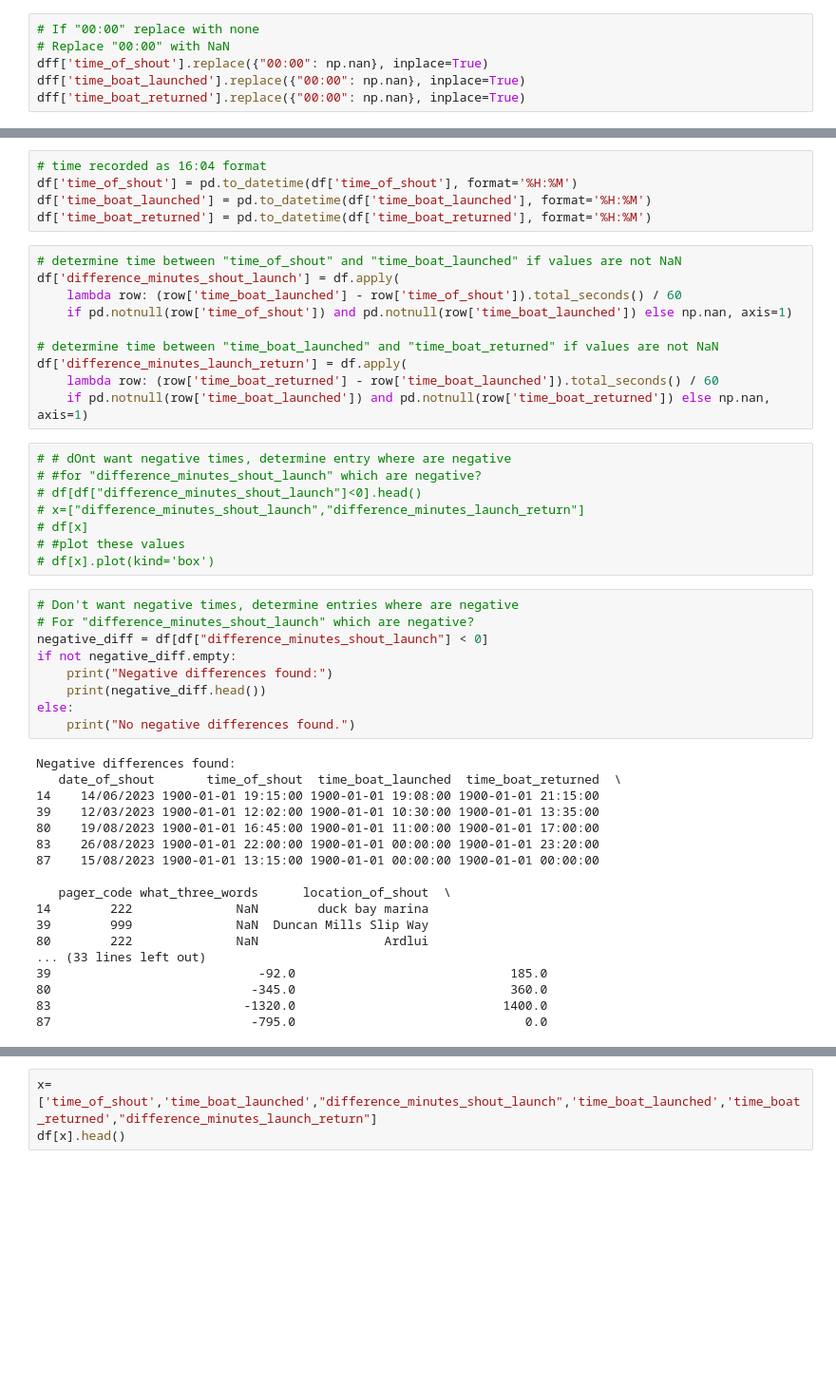
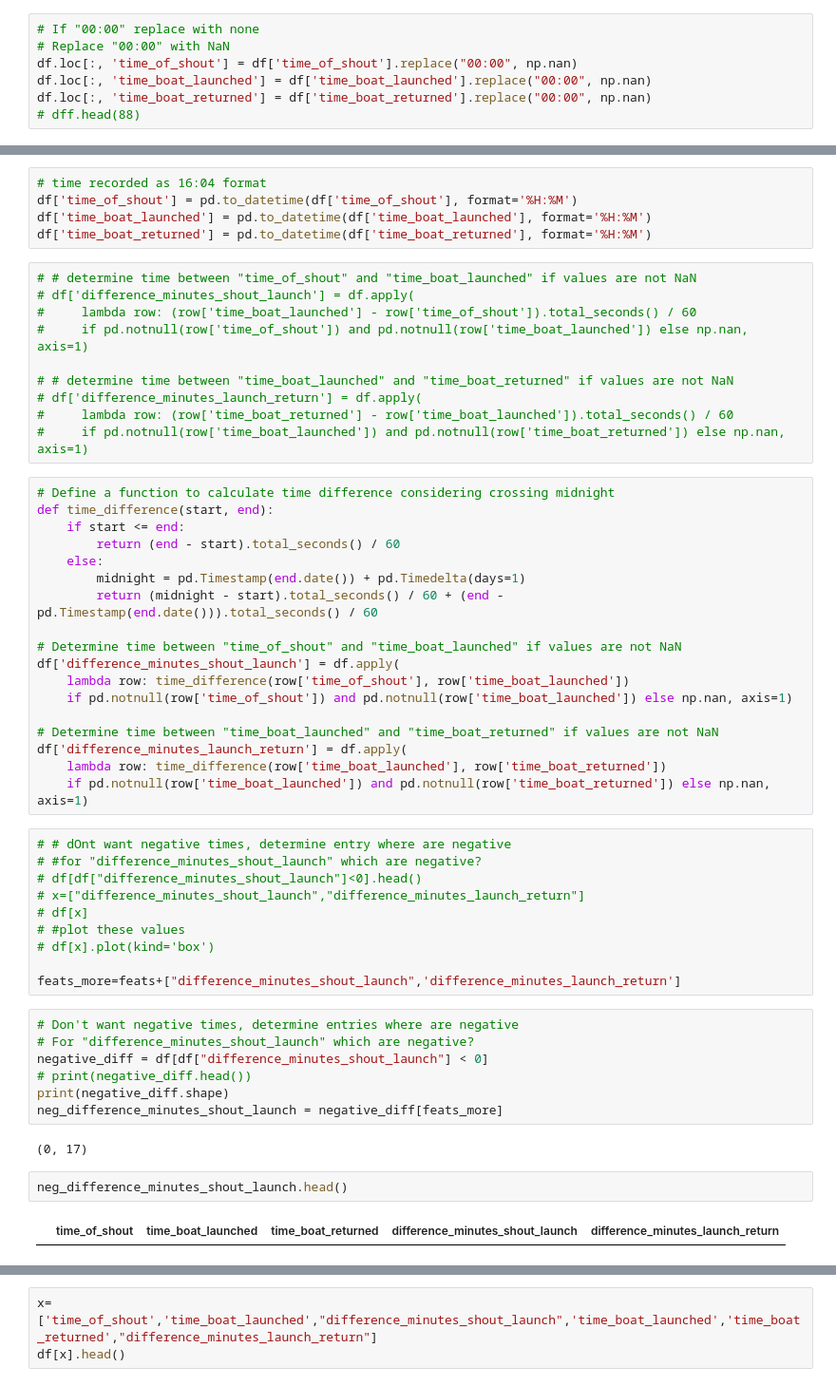
Before and after one commit to rhyslwells/LLRB, a Jupyter notebook: notebooks/analysis.ipynb, the cells around one changed output, grey strips where cells are left out. Shown: that part at 95% size. Drawn from its saved outputs; the diff is of its cells as text; blank space fills up the shorter version.

```diff
--- a/notebooks/analysis.ipynb
+++ b/notebooks/analysis.ipynb
@@ -43,6 +39,7 @@ dff[dff["time_boat_returned"] == "00:00"].head()
 # %%
 # If "00:00" replace with none
 # Replace "00:00" with NaN
-dff['time_of_shout'].replace({"00:00": np.nan}, inplace=True)
-dff['time_boat_launched'].replace({"00:00": np.nan}, inplace=True)
-dff['time_boat_returned'].replace({"00:00": np.nan}, inplace=True)
+df.loc[:, 'time_of_shout'] = df['time_of_shout'].replace("00:00", np.nan)
+df.loc[:, 'time_boat_launched'] = df['time_boat_launched'].replace("00:00", np.nan)
+df.loc[:, 'time_boat_returned'] = df['time_boat_returned'].replace("00:00", np.nan)
+# dff.head(88)
@@ -99,15 +49,33 @@ df['time_of_shout'] = pd.to_datetime(df['time_of_shout'], format='%H:%M')
 df['time_boat_launched'] = pd.to_datetime(df['time_boat_launched'], format='%H:%M')
 df['time_boat_returned'] = pd.to_datetime(df['time_boat_returned'], format='%H:%M')
 # %%
-# determine time between "time_of_shout" and "time_boat_launched" if values are not NaN
-df['difference_minutes_shout_launch'] = df.apply(
-    lambda row: (row['time_boat_launched'] - row['time_of_shout']).total_seconds() / 60
-    if pd.notnull(row['time_of_shout']) and pd.notnull(row['time_boat_launched']) else np.nan, axis=1)
+# # determine time between "time_of_shout" and "time_boat_launched" if values are not NaN
+# df['difference_minutes_shout_launch'] = df.apply(
+#     lambda row: (row['time_boat_launched'] - row['time_of_shout']).total_seconds() / 60
+#     if pd.notnull(row['time_of_shout']) and pd.notnull(row['time_boat_launched']) else np.nan, axis=1)
 
-# determine time between "time_boat_launched" and "time_boat_returned" if values are not NaN
-df['difference_minutes_launch_return'] = df.apply(
-    lambda row: (row['time_boat_returned'] - row['time_boat_launched']).total_seconds() / 60
-    if pd.notnull(row['time_boat_launched']) and pd.notnull(row['time_boat_returned']) else np.nan, axis=1)
+# # determine time between "time_boat_launched" and "time_boat_returned" if values are not NaN
+# df['difference_minutes_launch_return'] = df.apply(
+#     lambda row: (row['time_boat_returned'] - row['time_boat_launched']).total_seconds() / 60
+#     if pd.notnull(row['time_boat_launched']) and pd.notnull(row['time_boat_returned']) else np.nan, axis=1)
+# %%
+# Define a function to calculate time difference considering crossing midnight
+def time_difference(start, end):
+    if start <= end:
+        return (end - start).total_seconds() / 60
+    else:
+        midnight = pd.Timestamp(end.date()) + pd.Timedelta(days=1)
+        return (midnight - start).total_seconds() / 60 + (end - pd.Timestamp(end.date())).total_seconds() / 60
+
+# Determine time between "time_of_shout" and "time_boat_launched" if values are not NaN
+df['difference_minutes_shout_launch'] = df.apply(
+    lambda row: time_difference(row['time_of_shout'], row['time_boat_launched'])
+    if pd.notnull(row['time_of_shout']) and pd.notnull(row['time_boat_launched']) else np.nan, axis=1)
+
+# Determine time between "time_boat_launched" and "time_boat_returned" if values are not NaN
+df['difference_minutes_launch_return'] = df.apply(
+    lambda row: time_difference(row['time_boat_launched'], row['time_boat_returned'])
+    if pd.notnull(row['time_boat_launched']) and pd.notnull(row['time_boat_returned']) else np.nan, axis=1)
 # %%
 # # dOnt want negative times, determine entry where are negative
 # #for "difference_minutes_shout_launch" which are negative?
@@ -116,30 +84,18 @@ df['difference_minutes_launch_return'] = df.apply(
 # df[x]
 # #plot these values
 # df[x].plot(kind='box')
+
+feats_more=feats+["difference_minutes_shout_launch",'difference_minutes_launch_return']
 # %%
 # Don't want negative times, determine entries where are negative
 # For "difference_minutes_shout_launch" which are negative?
 negative_diff = df[df["difference_minutes_shout_launch"] < 0]
-if not negative_diff.empty:
-    print("Negative differences found:")
-    print(negative_diff.head())
-else:
-    print("No negative differences found.")
+# print(negative_diff.head())
+print(negative_diff.shape)
+neg_difference_minutes_shout_launch = negative_diff[feats_more]
 # %% [output]
-Negative differences found:
-   date_of_shout       time_of_shout  time_boat_launched  time_boat_returned  \
-14    14/06/2023 1900-01-01 19:15:00 1900-01-01 19:08:00 1900-01-01 21:15:00
-39    12/03/2023 1900-01-01 12:02:00 1900-01-01 10:30:00 1900-01-01 13:35:00
-80    19/08/2023 1900-01-01 16:45:00 1900-01-01 11:00:00 1900-01-01 17:00:00
-83    26/08/2023 1900-01-01 22:00:00 1900-01-01 00:00:00 1900-01-01 23:20:00
-87    15/08/2023 1900-01-01 13:15:00 1900-01-01 00:00:00 1900-01-01 00:00:00
-
-   pager_code what_three_words      location_of_shout  \
-14        222              NaN        duck bay marina
-39        999              NaN  Duncan Mills Slip Way
-80        222              NaN                 Ardlui
-... (33 lines left out)
-39                            -92.0                             185.0
-80                           -345.0                             360.0
-83                          -1320.0                            1400.0
-87                           -795.0                               0.0
+(0, 17)
+# %%
+neg_difference_minutes_shout_launch.head()
+# %% [output]
+|  | time_of_shout | time_boat_launched | time_boat_returned | difference_minutes_shout_launch | difference_minutes_launch_return |
```
Also changed, not shown: parts of 7 cells of this notebook, 5 other files.
